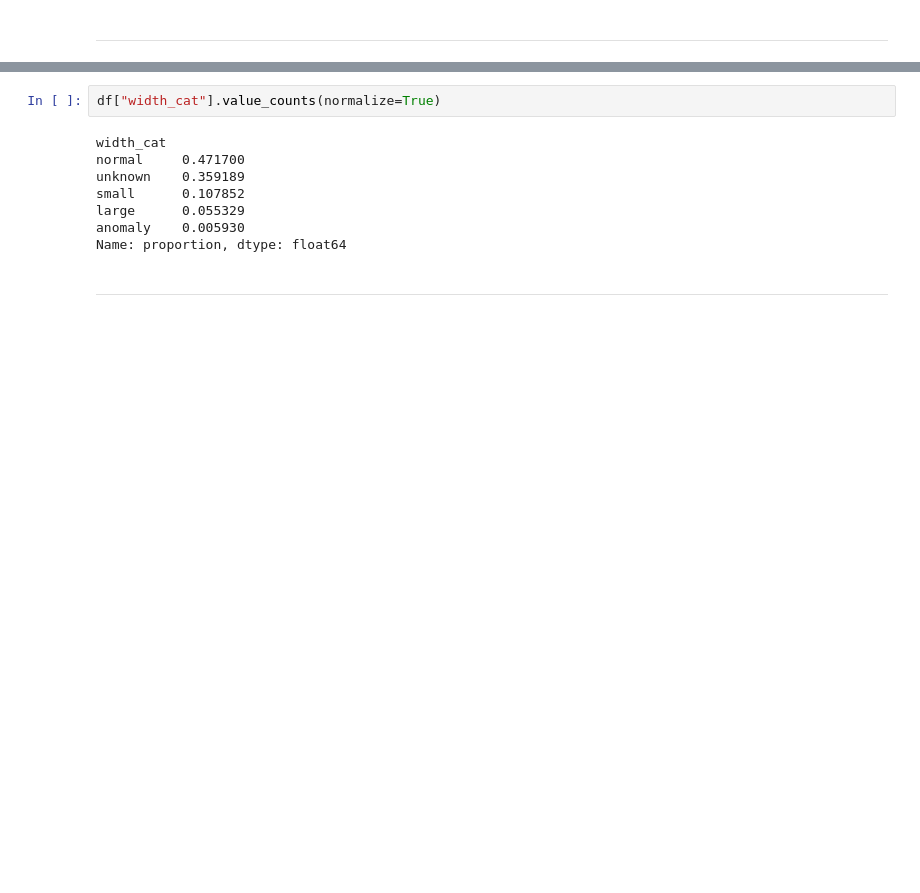
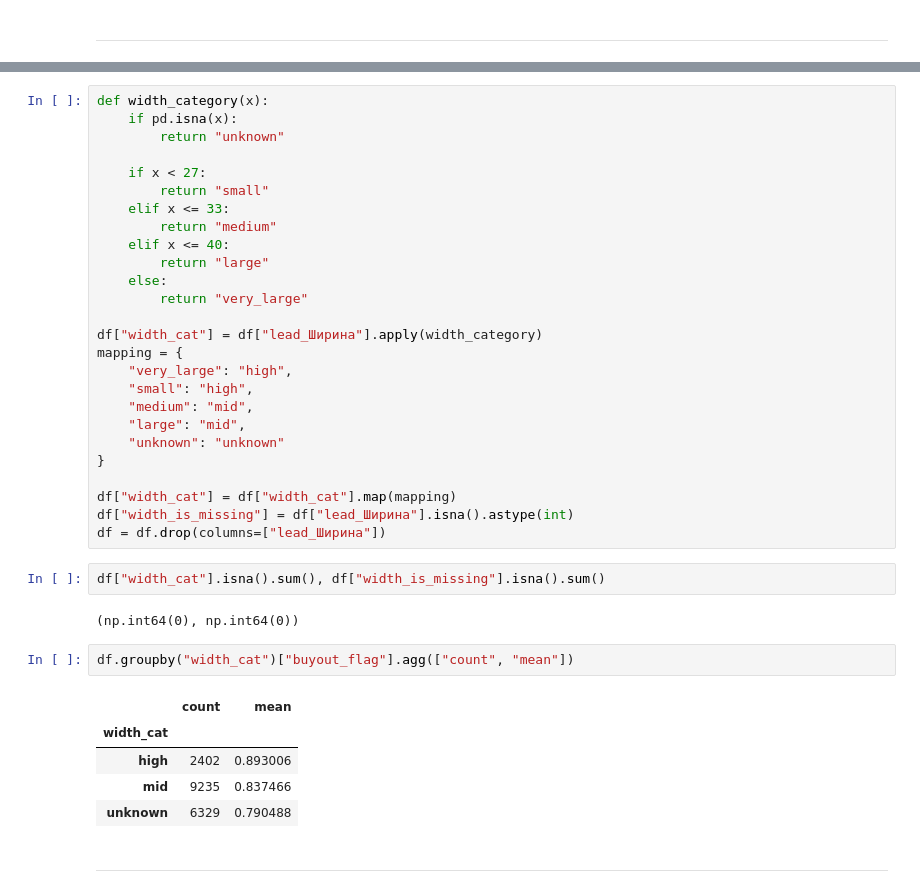
Before and after one commit to JeffRaiAlt/xakaton_mipt, a Jupyter notebook: notebooks/group_5/feature_processing_template.ipynb, the cells around one changed output, grey strips where cells are left out. Drawn from its saved outputs; the diff is of its cells as text; blank space fills up the shorter version.

```diff
--- a/notebooks/group_5/feature_processing_template.ipynb
+++ b/notebooks/group_5/feature_processing_template.ipynb
@@ -48,13 +48,41 @@ df = df.drop(columns=["lead_Ширина"])
+# %%
+def width_category(x):
+    if pd.isna(x):
+        return "unknown"
+
+    if x < 27:
+        return "small"
+    elif x <= 33:
+        return "medium"
+    elif x <= 40:
+        return "large"
+    else:
+        return "very_large"
+
+df["width_cat"] = df["lead_Ширина"].apply(width_category)
+mapping = {
+    "very_large": "high",
+    "small": "high",
+    "medium": "mid",
+    "large": "mid",
+    "unknown": "unknown"
+}
+
+df["width_cat"] = df["width_cat"].map(mapping)
+df["width_is_missing"] = df["lead_Ширина"].isna().astype(int)
+df = df.drop(columns=["lead_Ширина"])
+# %%
+df["width_cat"].isna().sum(), df["width_is_missing"].isna().sum()
+# %% [output]
+(np.int64(0), np.int64(0))
 # %%
-df["width_cat"].value_counts(normalize=True)
+df.groupby("width_cat")["buyout_flag"].agg(["count", "mean"])
 # %% [output]
-width_cat
-normal     0.471700
-unknown    0.359189
-small      0.107852
-large      0.055329
-anomaly    0.005930
-Name: proportion, dtype: float64
+|  | count | mean |
+| width_cat |  |  |
+| high | 2402 | 0.893006 |
+| mid | 9235 | 0.837466 |
+| unknown | 6329 | 0.790488 |
 # %% [markdown]
 ***
 # %%
```
Also changed, not shown: parts of 60 cells of this notebook, 9 other files.
